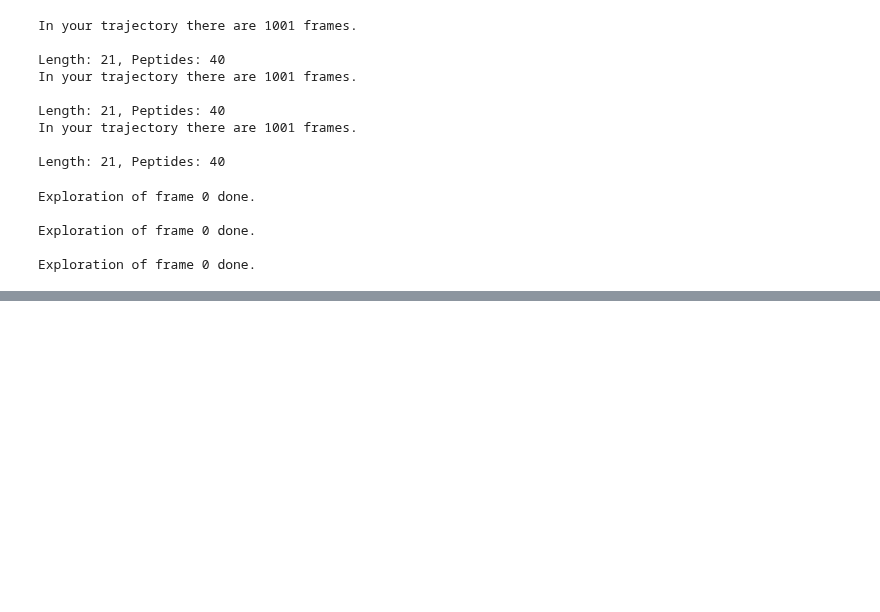
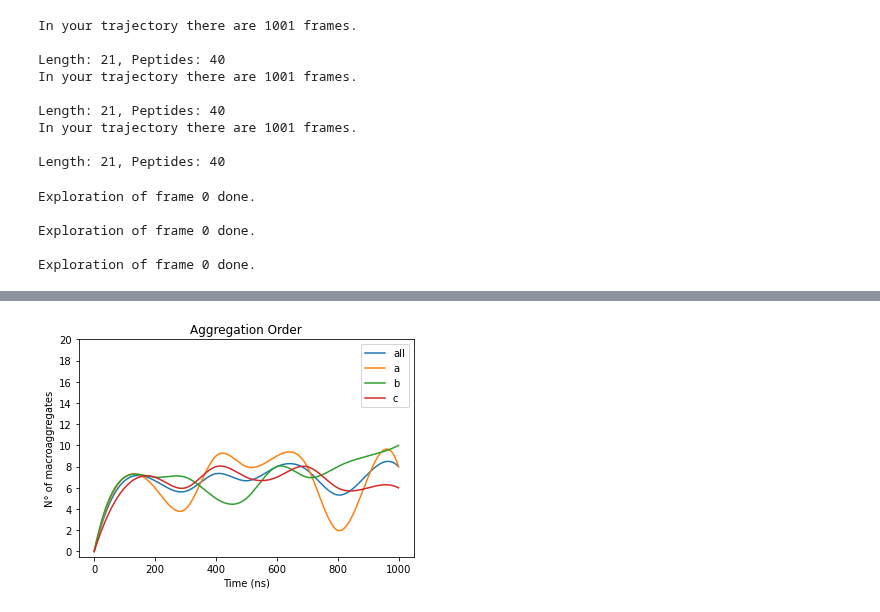
Before and after one commit to lillux/morphoscanner, a Jupyter notebook: sap_analysis.ipynb, the cells around one changed output, grey strips where cells are left out. Cells and saved outputs as stored; diff of their text form; code cells hidden in the pictures; blank space fills up the shorter version.

```diff
--- a/sap_analysis.ipynb
+++ b/sap_analysis.ipynb
@@ -1488,0 +1716,33 @@ plt.imshow(arr[2])
+# %%
+def get_aggregates(self):
+    index = self.database.index
+    aggregates = self.database['n° of macroaggreates']
+    tss_int = np.array([self.universe.trajectory[i].time/1000 for i in index]).astype(int)
+    x = np.linspace(tss_int.min(),tss_int.max(),tss_int.max())
+    spl = interpolate.interp1d(tss_int, aggregates, kind='cubic')
+    aggregates_smooth = spl(x)
+
+    return x, aggregates_smooth
+
+def plot_aggregates_average(data: list, label: str):
+
+    aggregates_data = np.array([i for i in map(get_aggregates, data)])
+    x = np.max(aggregates_data, axis=0)[0]
+    y = np.mean(aggregates_data, axis=0)[1]
+
+    y_max = max([len(i.frames[0].peptides) for i in [a,b,c]])//2
+
+    plt.plot(x, y,'-',label=label)
+    plt.title('Aggregation Order')
+    plt.xlabel('Time (ns)')
+    plt.ylabel('N° of macroaggregates')
+    plt.legend()
+    plt.yticks([i for i in range(0,y_max+2, 2)])
+    return
+# %%
+plot_aggregates_average([a,b,c], label='all')
+plot_aggregates_average([a], label='a')
+plot_aggregates_average([b], label='b')
+plot_aggregates_average([c], label='c')
+# %% [output]
+[figure, added]
```
Also changed, not shown: parts of 32 cells of this notebook, 4 other files.
